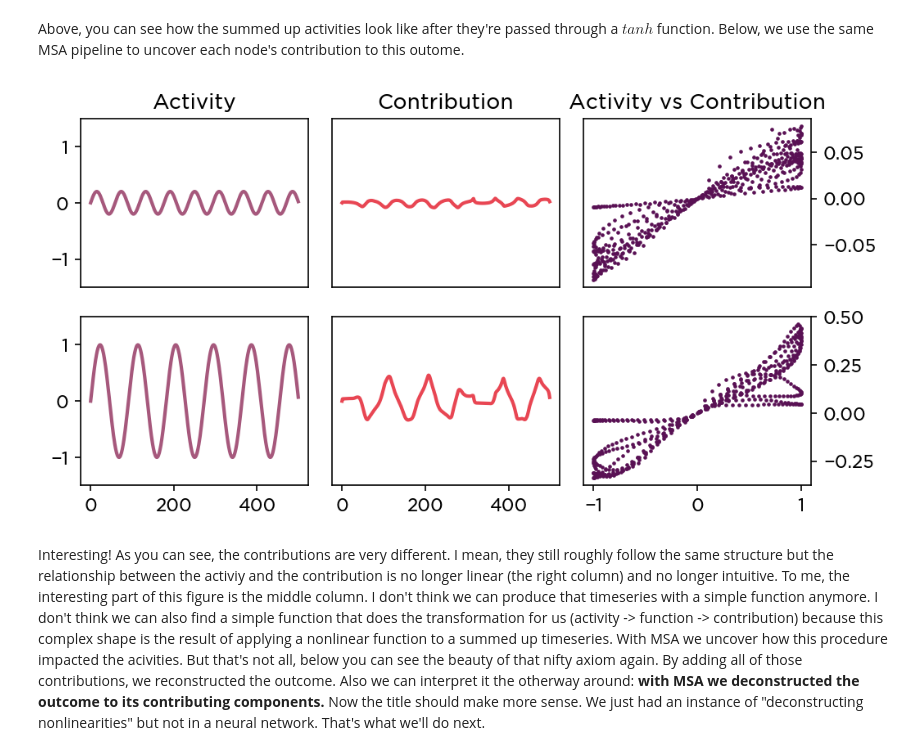
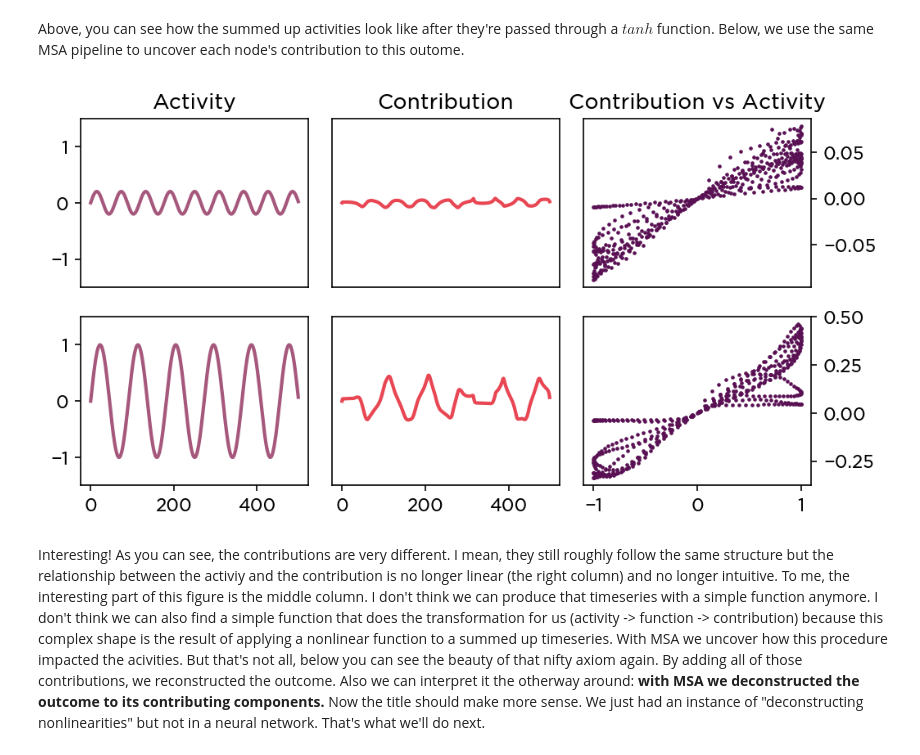
Before and after one commit to kuffmode/Neural-activity-vs-causal-contributions, a Jupyter notebook: causal_modes.ipynb, the cells around one changed output. Saved outputs shown, nothing was run; the diff lists cells and outputs as text; code cells hidden in the pictures.

```diff
--- a/causal_modes.ipynb
+++ b/causal_modes.ipynb
@@ -262,35 +271,36 @@ nonlinear_modes = shapley_table_nonlinear.groupby(level=1).mean()
 # %%
 fig,axes = plt.subplot_mosaic(
     [['A','C','E'],
      ['B','D','F']],figsize=(7,3.5),dpi=150)
 axes['A'].plot(data[EXAMPLE1], label="node 5",c=my_complementary_colors[2],lw=2)
 axes['B'].plot(data[EXAMPLE2], label="node 10",c=my_complementary_colors[2],lw=2)
 
 
 axes['C'].plot(nonlinear_modes[EXAMPLE1], label="Contribution #5",c=my_complementary_colors[0],lw=2)
 axes['D'].plot(nonlinear_modes[EXAMPLE2], label="Contribution #10",c=my_complementary_colors[0],lw=2)
 
 axes['E'].scatter(data[EXAMPLE1], nonlinear_modes[EXAMPLE1],c=my_complementary_colors[-2],s=1.5)
 axes['F'].scatter(data[EXAMPLE2], nonlinear_modes[EXAMPLE2],c=my_complementary_colors[-2],s=1.5)
 
 for ax in ['C','D']:
     axes[ax].yaxis.set_visible(False)
 
 for ax in ['A','C','E']:
     axes[ax].xaxis.set_visible(False)
 
 for ax in ['E','F']:
     axes[ax].yaxis.tick_right()
 
 for i in ['A','B','C','D',]:
     axes[i].set_ylim([-1.5,1.5])
 fig.tight_layout(pad=1)
 
 axes['A'].title.set_text('Activity')
 axes['C'].title.set_text('Contribution')
-axes['E'].title.set_text('Activity vs Contribution')
+axes['E'].title.set_text('Contribution vs Activity')
+plt.savefig(f"nonlinear_case.pdf",dpi=600,bbox_inches='tight');
 # %% [output]
-[figure, old version]
+[figure, new version]
 # %% [markdown]
 Interesting! As you can see, the contributions are very different. I mean, they still roughly follow the same structure but the relationship between the activiy and the contribution is no longer linear (the right column) and no longer intuitive. To me, the interesting part of this figure is the middle column. I don't think we can produce that timeseries with a simple function anymore. I don't think we can also find a simple function that does the transformation for us (activity -> function -> contribution) because this complex shape is the result of applying a nonlinear function to a summed up timeseries. With MSA we uncover how this procedure impacted the acivities. But that's not all, below you can see the beauty of that nifty axiom again. By adding all of those contributions, we reconstructed the outcome. Also we can interpret it the otherway around: **with MSA we deconstructed the outcome to its contributing components.** Now the title should make more sense. We just had an instance of "deconstructing nonlinearities" but not in a neural network. That's what we'll do next.
 # %%
```
Also changed, not shown: parts of 17 cells of this notebook, 16 other files.
